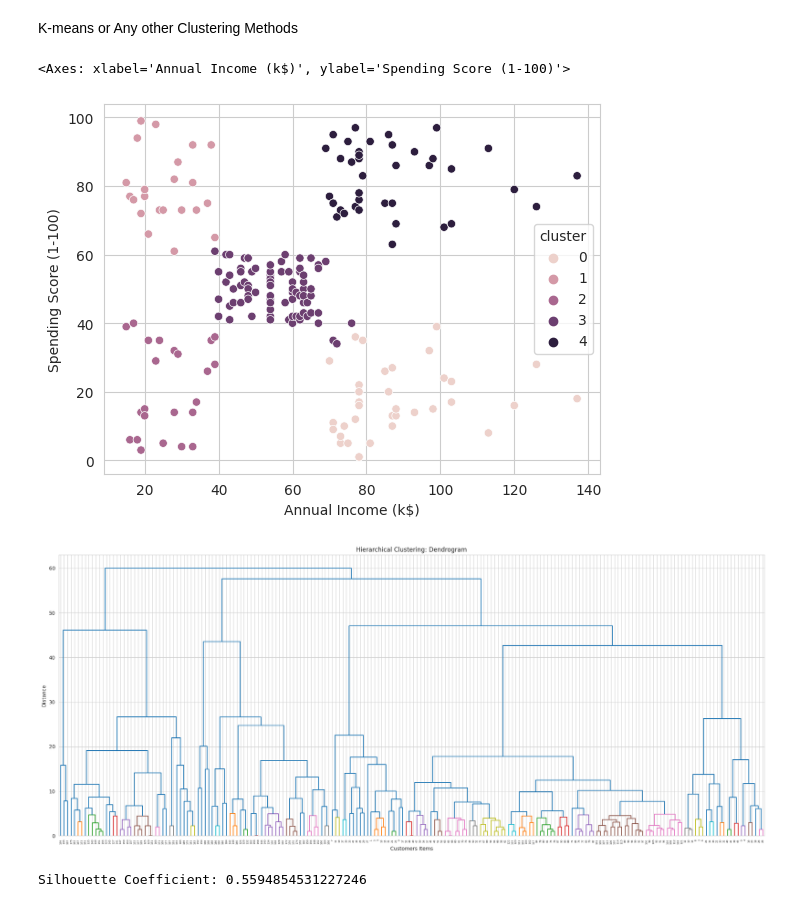
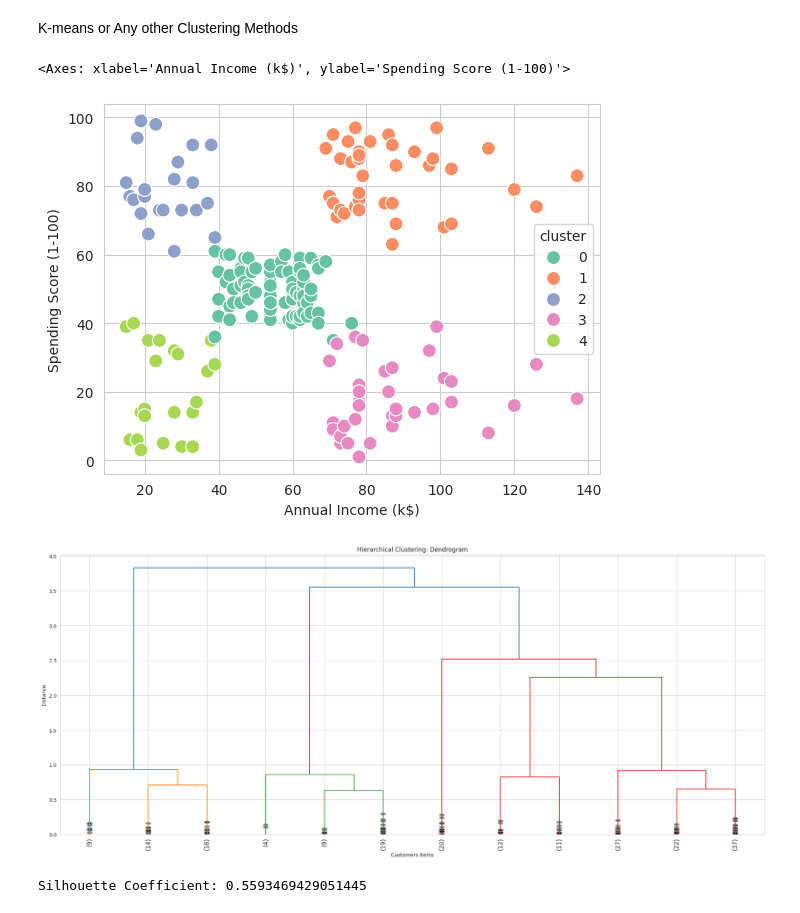
Before and after one commit to Ji-yoon1030/AI, a Jupyter notebook: [AI_Assignment3]_Clustering.ipynb, the cells around one changed output. Cells and saved outputs as stored; diff of their text form; code cells hidden in the pictures.

```diff
--- a/[AI_Assignment3]_Clustering.ipynb
+++ b/[AI_Assignment3]_Clustering.ipynb
@@ -229,9 +232,12 @@ Annual Income (k$), Spending Score (1-100) 두 정보를 이용해 고객들을
 from sklearn.preprocessing import MinMaxScaler
 
 
-data = ################
+data = df[['Annual Income (k$)', 'Spending Score (1-100)']]
 
 ### 원하는 전처리 ####
+scaler = MinMaxScaler()
+data_scaled = scaler.fit_transform(data)
+linked = linkage(data_scaled, method='ward')
 # %% [markdown]
 ## Elbow analysis with K-MEANS
 # %%
@@ -276,29 +281,29 @@ df['cluster'] = pred
 # %%
 import matplotlib.pyplot as plt
 
-sns.scatterplot##############
+sns.scatterplot(x='Annual Income (k$)', y='Spending Score (1-100)', hue='cluster', data=df, palette='Set2', s=100)
 # %% [output]
 <Axes: xlabel='Annual Income (k$)', ylabel='Spending Score (1-100)'>
-[figure, old version]
+[figure, new version]
 # %%
 # Import dendrogram
 from scipy.cluster.hierarchy import dendrogram
 from scipy.cluster.hierarchy import linkage
 
 # create dendrogram using ward linkage
 fig = plt.figure(figsize=(25, 10))
-dendrogram#######################
+dendrogram(linked, truncate_mode='lastp', p=12, leaf_rotation=90., leaf_font_size=12., show_contracted=True)
 
 # Set title of the plot
 plt.title('Hierarchical Clustering: Dendrogram')
 plt.xlabel('Customers Items')
 plt.ylabel('Distance')
 plt.show()
 # %% [output]
-[figure, old version]
+[figure, new version]
 # %%
 from sklearn.metrics import silhouette_score
 
-print("Silhouette Coefficient:", silhouette_score(data_scale, pred))
+print("Silhouette Coefficient:", silhouette_score(data_scaled, pred))
 # %% [output]
-Silhouette Coefficient: 0.5594854531227246
+Silhouette Coefficient: 0.5593469429051445
```
Also changed, not shown: parts of 6 cells of this notebook.
